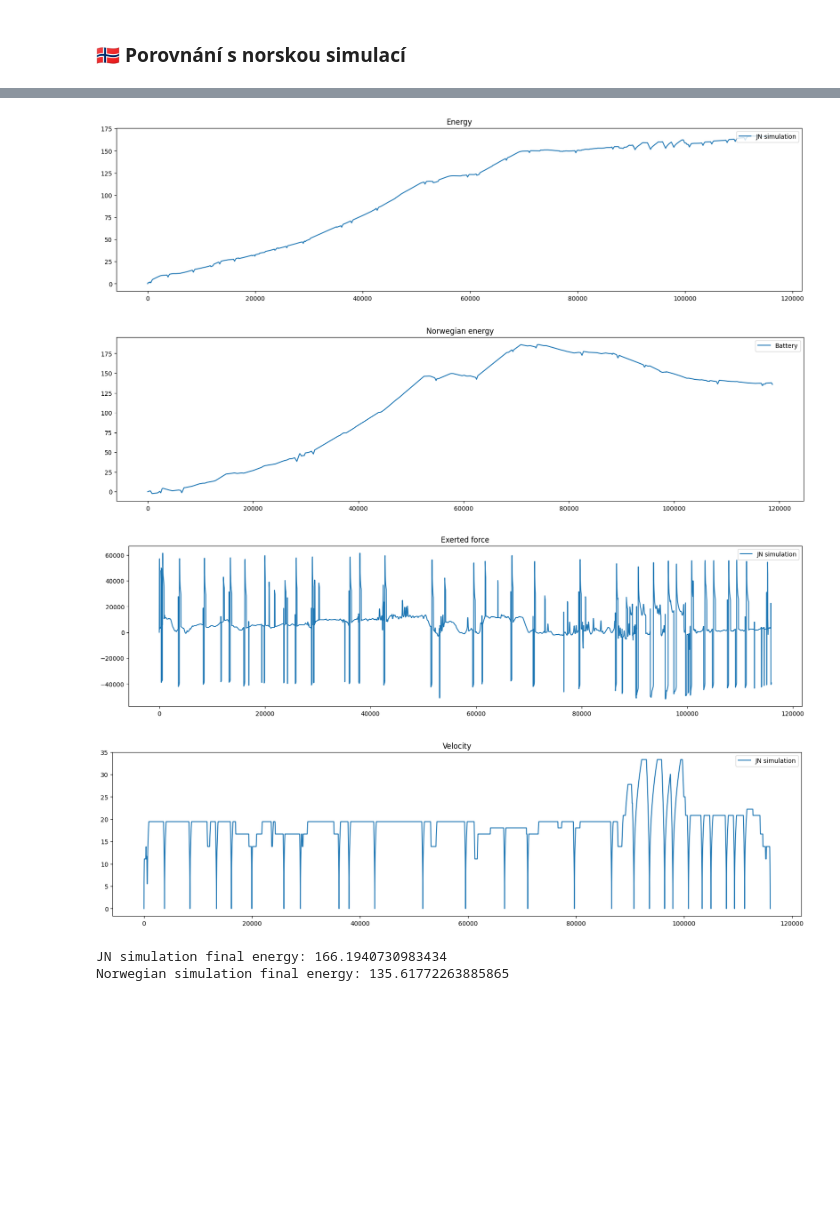
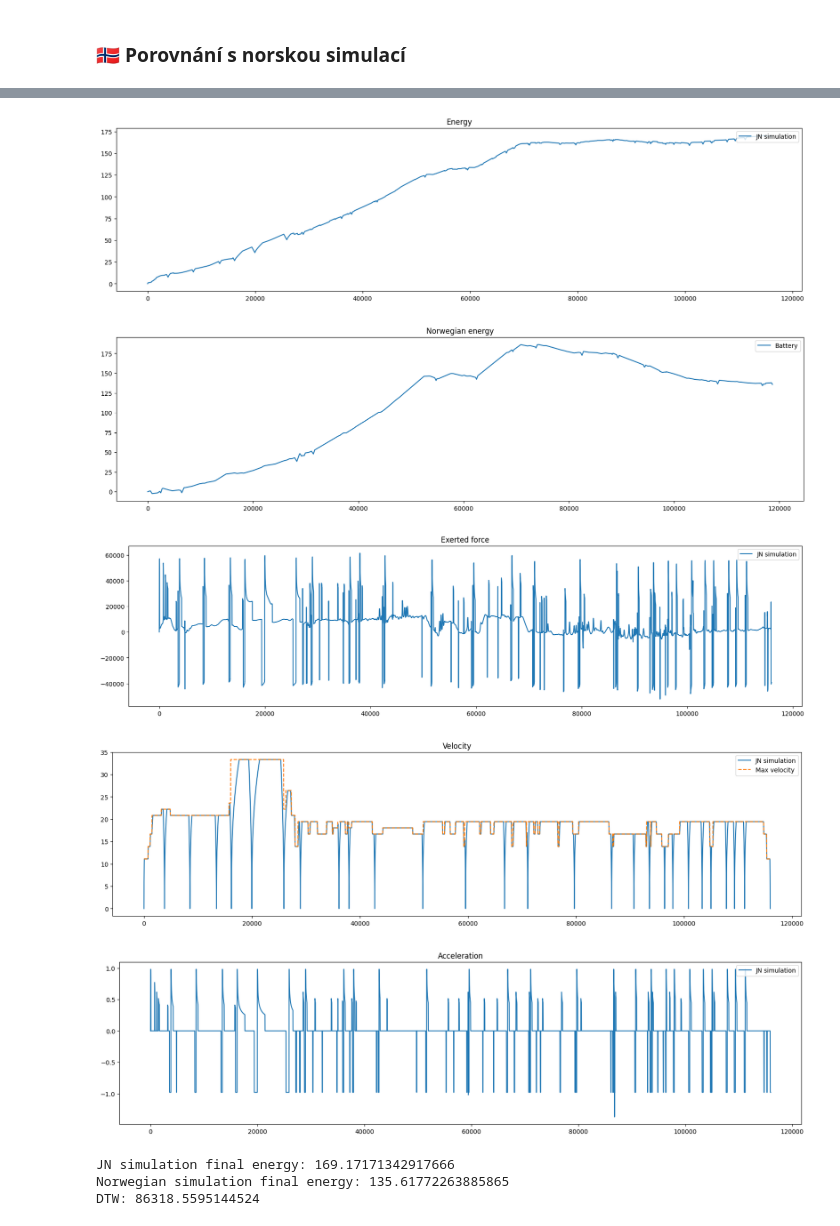
Before and after one commit to Sawy7/trainmap-consumption-api, a Jupyter notebook: train-exploration/train-exploration.ipynb, the cells around one changed output, grey strips where cells are left out. Drawn from its saved outputs; the diff is of its cells as text; code cells hidden in the pictures; blank space fills up the shorter version.

```diff
--- a/train-exploration/train-exploration.ipynb
+++ b/train-exploration/train-exploration.ipynb
@@ -489,27 +519,30 @@ get_rail({
 # %%
 # Read and process
 df_norway = pd.read_csv("../testing-data/norway-sim/West_energy.csv", delimiter=",", header=[0,1])
 df_norway.columns = [x[0] for x in df_norway.columns]
 df_norway = df_norway.rename(columns={"Unnamed: 0_level_0": "distance"})
 
 # Remove first few stations (Ostrava-Opava)
 df_norway = df_norway[df_norway["distance"] >= 36000]
 df_norway.reset_index(inplace=True, drop=True)
 
 # Reset variables
 for k in df_norway.keys():
     offset_value = df_norway[k].iloc[0]
     df_norway[k] = df_norway[k] - offset_value
 
 compare_data_2sim(
     df_norway,
-    "../testing-data/norway-sim/opava-olomouc.geojson"
+    "../testing-data/norway-sim/opava-olomouc.geojson",
+    116.193, "../testing-data/velocity-data/310.json"
 )
 # %% [output]
 [figure]
-[figure, old version]
+[figure, new version]
 [figure]
-[figure, old version]
+[figure, new version]
-[figure, old version]
+[figure, new version]
+[figure, added]
-JN simulation final energy: 166.1940730983434
+JN simulation final energy: 169.17171342917666
 Norwegian simulation final energy: 135.61772263885865
+DTW: 86318.5595144524
```
Also changed, not shown: parts of 7 cells of this notebook, 3 other files.
